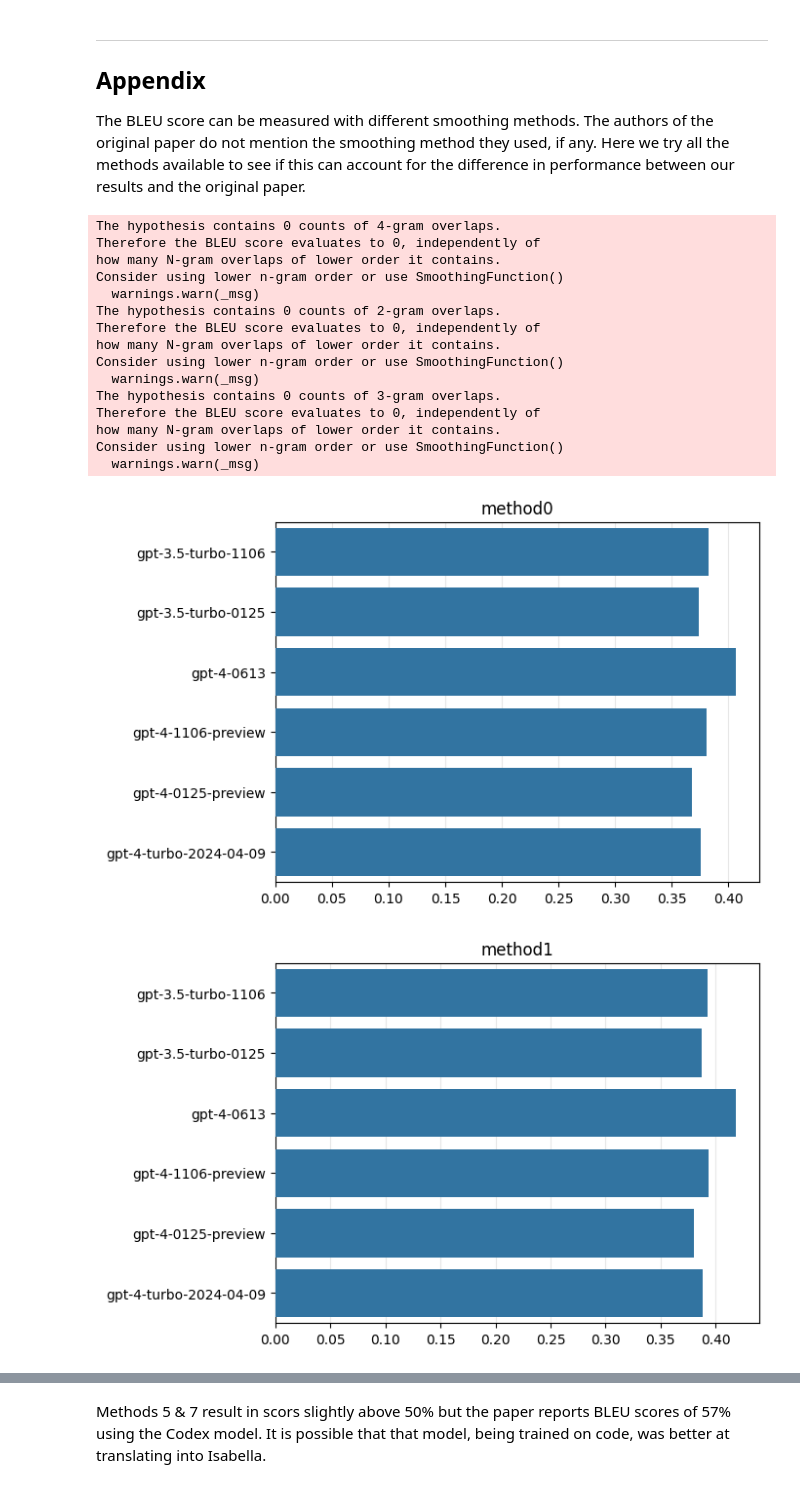
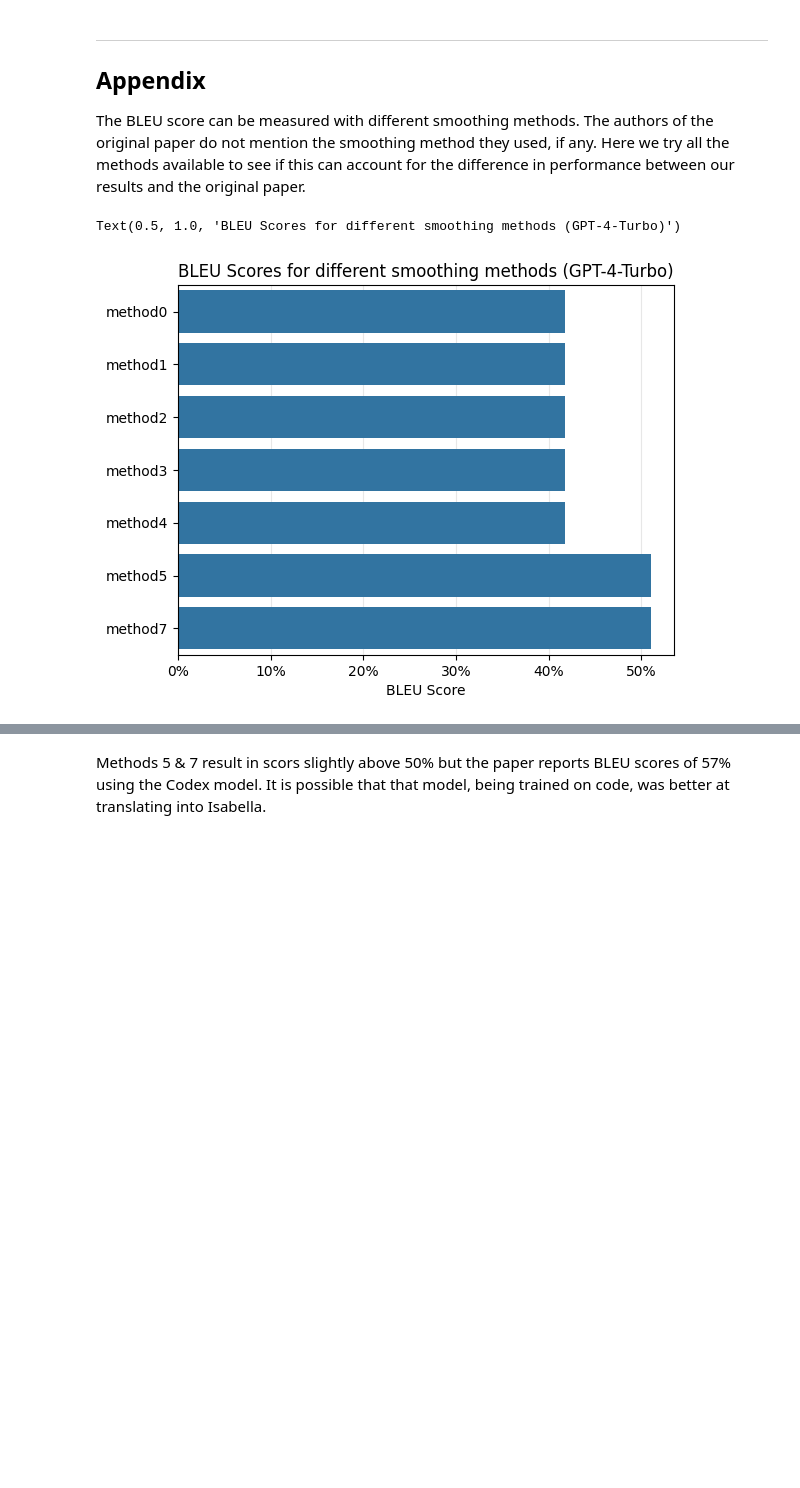
Before and after one commit to agencyenterprise/autoformalism-with-llms, a Jupyter notebook: experiments/01-reproduce-in-context/results.ipynb, the cells around one changed output, grey strips where cells are left out. Drawn from its saved outputs; the diff is of its cells as text; code cells hidden in the pictures; blank space fills up the shorter version.

```diff
--- a/experiments/01-reproduce-in-context/results.ipynb
+++ b/experiments/01-reproduce-in-context/results.ipynb
@@ -62,7 +62,7 @@ def load_results(log_dir: str | Path)->list:
         subject, qid = metadata['subject'], metadata['question_number']
         if dataset is None:
             dataset = MiniF2FMATH().get_subject(subject)
-        completion = ChatCompletion(**data)
+        completion = ChatCompletion(**data).choices[0].message.content
         question = dataset.get_question(qid)
         results.append({"completion":completion, "question":question, 'metadata':metadata})
     return results
@@ -310,10 +317,13 @@ def get_bad_examples(blue_scores, threshold=0.2, model=MODELS.gpt_4_0613):
     scores, pairs, ids = blue_scores[model]
     return [pair for (score, pair) in zip(scores,pairs) if score < threshold], [id for (score, id) in zip(scores, ids) if score < threshold]
 
-alg_good, alg_good_id = get_good_examples(alg_bleu)
-alg_bad, alg_bad_id = get_bad_examples(alg_bleu)
-num_good, num_good_id = get_good_examples(num_bleu)
-num_bad, num_bad_id = get_bad_examples(num_bleu)
+alg_sentence_bleu = {model: calculate_sentence_bleu(alg[model], normalize=False) for model in ORDER.models}
+num_sentence_bleu = {model: calculate_sentence_bleu(num[model], normalize=False) for model in ORDER.models}
+
+alg_good, alg_good_id = get_good_examples(alg_sentence_bleu)
+alg_bad, alg_bad_id = get_bad_examples(alg_sentence_bleu)
+num_good, num_good_id = get_good_examples(num_sentence_bleu)
+num_bad, num_bad_id = get_bad_examples(num_sentence_bleu)
 # %%
 examples = [0,1,2,3,4,5]
 print("Algebra Examples\n----------------")
@@ -383,30 +393,22 @@ We set out to reproduce the in-context learning results for the [Autoformalism w
 
 The BLEU score can be measured with different smoothing methods.  The authors of the original paper do not mention the smoothing method they used, if any.  Here we try all the methods available to see if this can account for the difference in performance between our results and the original paper.
 # %%
+MODEL = 'gpt-4-turbo-2024-04-09'
+scores = []
+labels = []
+
 for i in range(8):
+    if i==6:
+        continue
     try:
-        _alg_bleu = {model: calculate_bleu(alg[model], normalize=False, smoothing_method=f"method{i}") for model in ORDER.models}
-        fig, ax = plot_bleu_scores(_alg_bleu,top_1=False)
-        ax.set_title('method{}'.format(i))
-        ax.grid(axis='x', alpha=0.3)
-
+        score = calculate_bleu(alg[MODEL], normalize=False, smoothing_method=f"method{i}")
+        label = f"method{i}"
+        scores.append(score)
+        labels.append(label)
     except:
         pass
+fig, ax = plot_bleu(scores, labels)
+ax.set_title("BLEU Scores for different smoothing methods (GPT-4-Turbo)")
 # %% [output]
-The hypothesis contains 0 counts of 4-gram overlaps.
-Therefore the BLEU score evaluates to 0, independently of
-how many N-gram overlaps of lower order it contains.
-Consider using lower n-gram order or use SmoothingFunction()
-  warnings.warn(_msg)
-The hypothesis contains 0 counts of 2-gram overlaps.
-Therefore the BLEU score evaluates to 0, independently of
-how many N-gram overlaps of lower order it contains.
-Consider using lower n-gram order or use SmoothingFunction()
-  warnings.warn(_msg)
-The hypothesis contains 0 counts of 3-gram overlaps.
-Therefore the BLEU score evaluates to 0, independently of
-how many N-gram overlaps of lower order it contains.
-Consider using lower n-gram order or use SmoothingFunction()
-  warnings.warn(_msg)
+Text(0.5, 1.0, 'BLEU Scores for different smoothing methods (GPT-4-Turbo)')
-[figure, old version]
+[figure, new version]
-[figure, removed]
```
Also changed, not shown: parts of 15 cells of this notebook, 1 other file.
